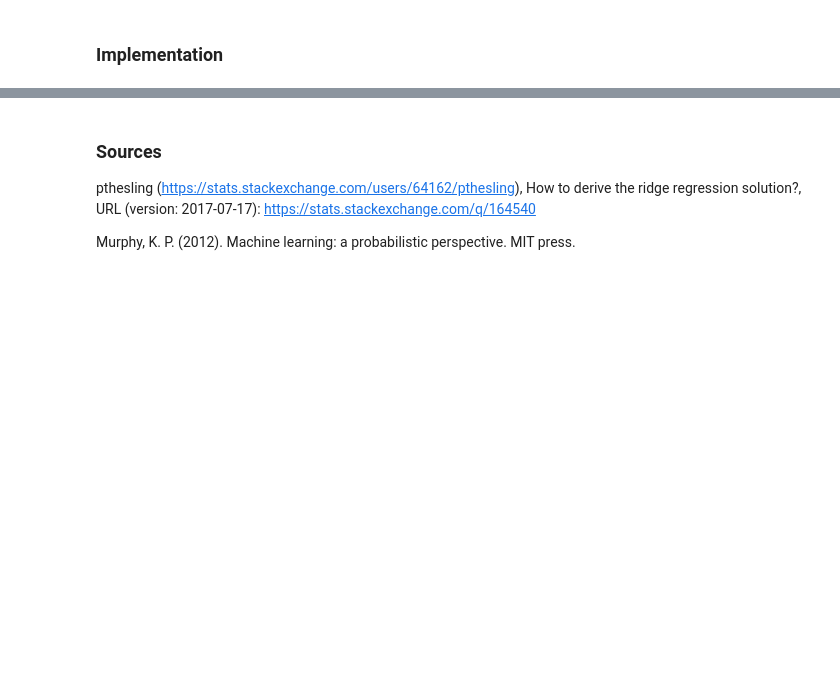
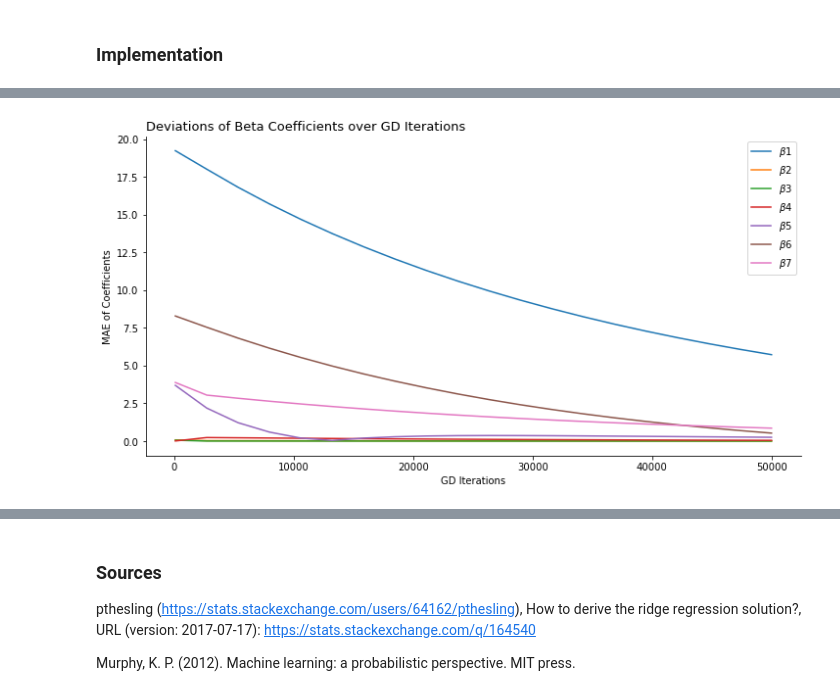
Before and after one commit to SimonStaehli/ML_from_Scratch, a Jupyter notebook: RidgeRegression.ipynb, the cells around one changed output, grey strips where cells are left out. Drawn from its saved outputs; the diff is of its cells as text; code cells hidden in the pictures; blank space fills up the shorter version.

```diff
--- a/RidgeRegression.ipynb
+++ b/RidgeRegression.ipynb
@@ -203,19 +204,14 @@ class RidgeRegression(BaseEstimator):
         >>> [1.11,1.2]
         '''
         y_pred = X @ beta
-
-        # Gradient beta 0
-        gradient_b0 = -1/X.shape[0] * np.ones(X.shape[0]).T @ y_pred
-
-        # Gradient beta 1..n
-        gradient = ((-1/X.shape[0]) * X.T) @ (y - y_pred)
+        gradient = (-2 * X.T) @ (y - y_pred)
 
         # Make beta0 to 0 to not regulize
-        beta[0] = 0
+        beta_ = beta.copy()
+        beta_[0] = 0
 
-        # Add regulation term and replace beta0
-        gradient = (1/X.shape[0])*gradient + 2*alpha*beta
-        gradient[0] = gradient_b0
+        # Add regulation term
+        gradient = gradient + 2*alpha*beta_
 
         return gradient
 
@@ -297 +302,16 @@ array([-2.13627228,  1.36475698, -2.84611616])
+# %%
+fig = plt.subplots(figsize=(12, 6))
+tmp = pd.DataFrame(coeff_error)
+
+for i in tmp.index.to_list():
+    p = sns.lineplot(x=tmp.columns.to_list(), y=tmp.loc[i], label=r'$\beta$'+str(i+1))
+
+sns.despine()
+plt.ylabel('MAE of Coefficients')
+plt.xlabel(r'GD Iterations')
+plt.title('Deviations of Beta Coefficients over GD Iterations', loc='left', fontsize=13)
+
+plt.show()
+# %% [output]
+[figure, added]
 # %% [markdown]
```
Also changed, not shown: parts of 14 cells of this notebook.
